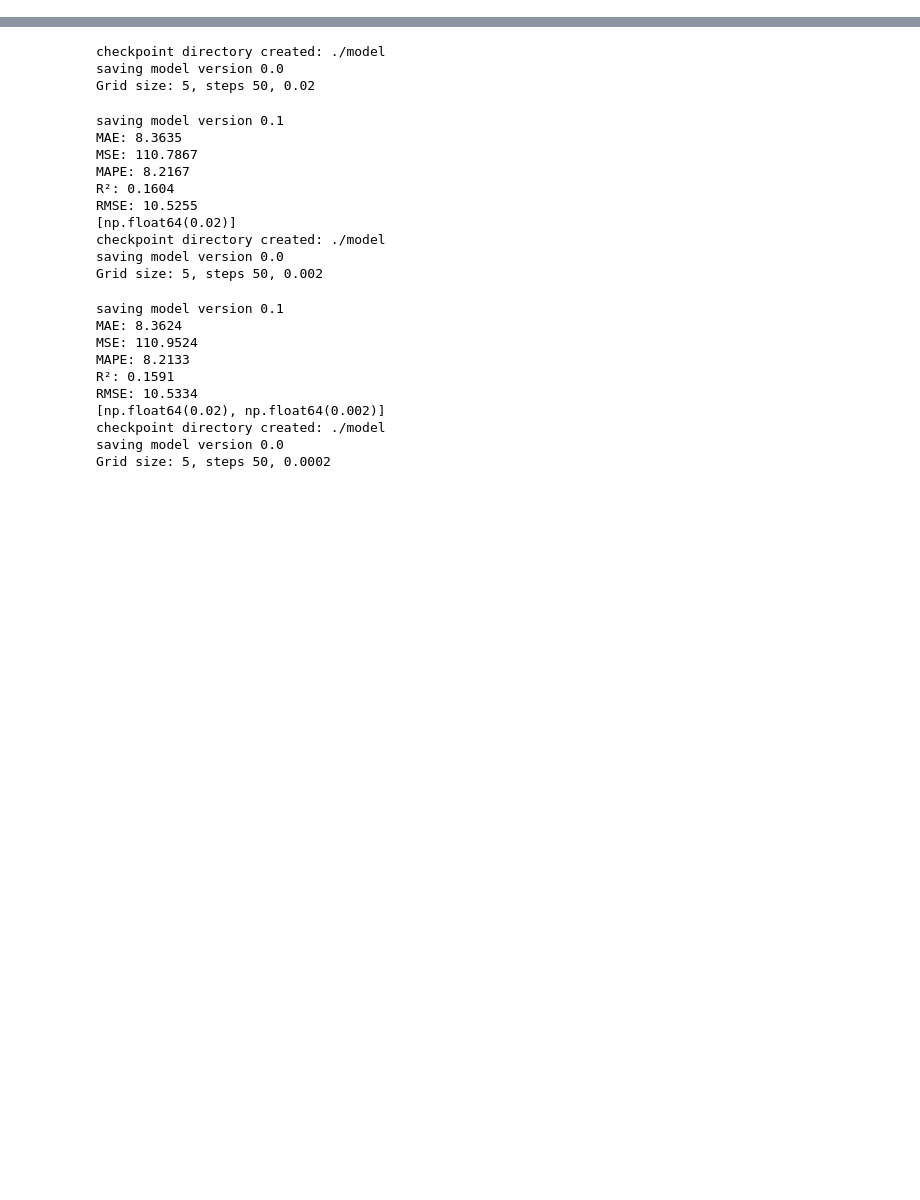
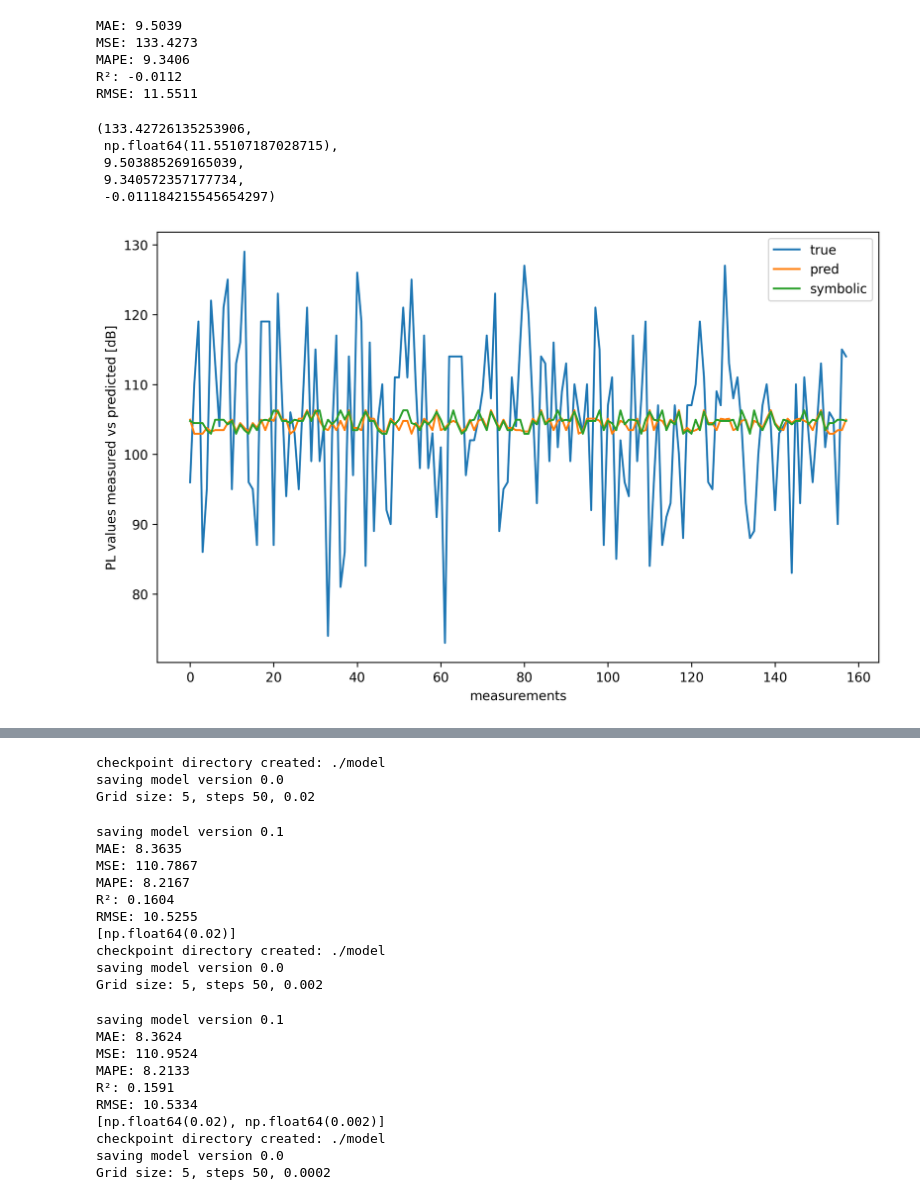
Before and after one commit to sensorlab/AutoPL, a Jupyter notebook: EmpiricalOutdoor.ipynb, the cells around one changed output, grey strips where cells are left out. Saved outputs shown, nothing was run; the diff lists cells and outputs as text; code cells hidden in the pictures; blank space fills up the shorter version.

```diff
--- a/EmpiricalOutdoor.ipynb
+++ b/EmpiricalOutdoor.ipynb
@@ -133 +139,16 @@ $\displaystyle 0.119 x_{2} - 2.975 x_{3} - 0.387 \log{\left(9.67 - 3.189 x_{1} \
+# %%
+f = lambda x: -2.34 * torch.log10(7.68 - 2.16 * x[:, 0]) + 0.99 * torch.cos(8.71 * x[:, 2] - 3.47) + 105.74
+eval_kan(model, f, dataset)
+# %% [output]
+MAE: 9.5039
+MSE: 133.4273
+MAPE: 9.3406
+R²: -0.0112
+RMSE: 11.5511
+(133.42726135253906,
+ np.float64(11.55107187028715),
+ 9.503885269165039,
+ 9.340572357177734,
+ -0.011184215545654297)
+[figure, added]
 # %%
```
Also changed, not shown: parts of 3 cells of this notebook, 6 other files.
